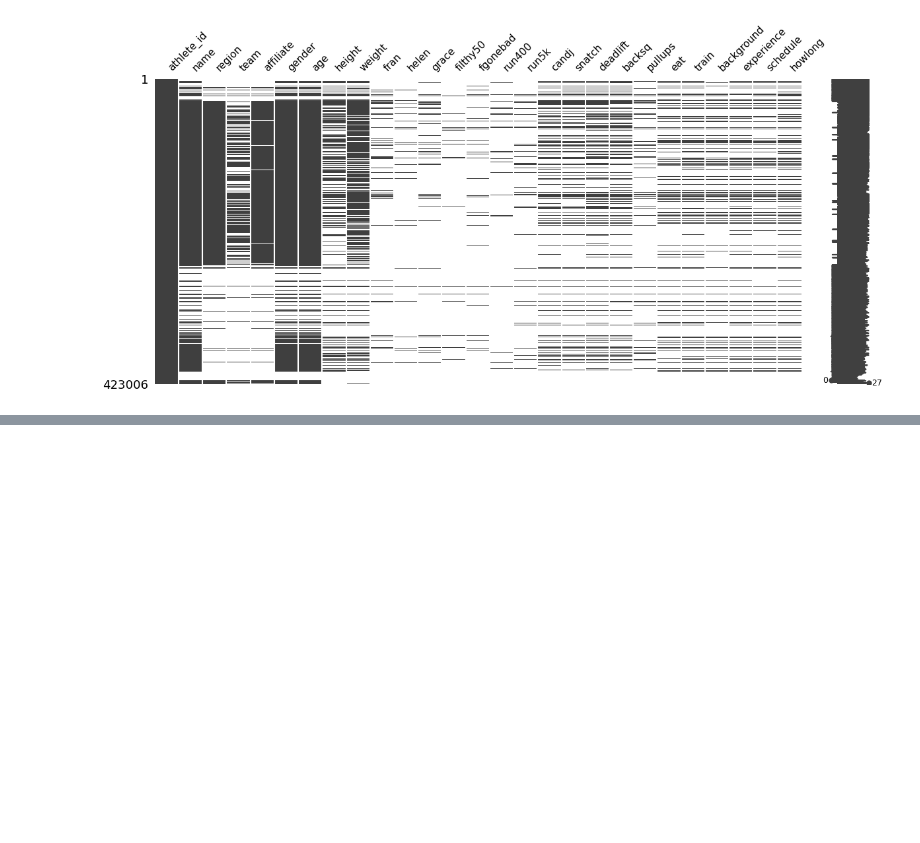
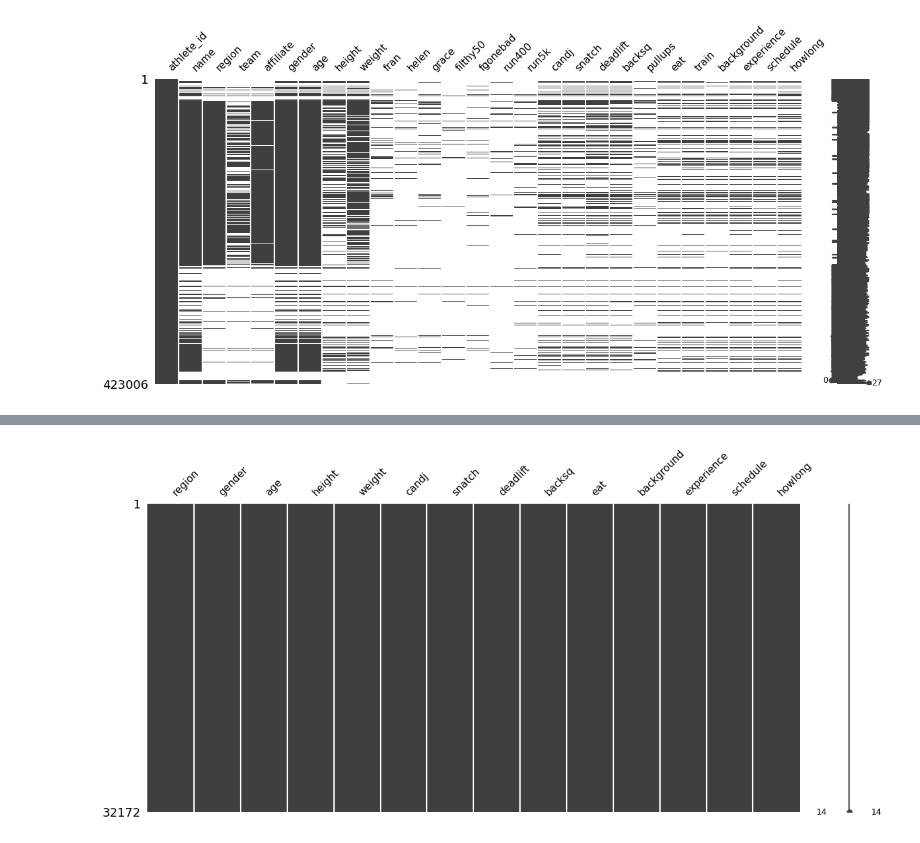
Before and after one commit to NinaCilliers/crossfit_project, a Jupyter notebook: crossfit_project.ipynb, the cells around one changed output, grey strips where cells are left out. Cells and saved outputs as stored; diff of their text form; code cells hidden in the pictures; blank space fills up the shorter version.

```diff
--- a/crossfit_project.ipynb
+++ b/crossfit_project.ipynb
@@ -46,0 +52,7 @@ msno.matrix(df, figsize=(14,6),fontsize=11);
+# %%
+df = df.dropna(subset=['region','age','weight','height','howlong','gender','eat','train','background','experience','schedule','howlong','deadlift','candj','snatch','backsq','experience','background','schedule','howlong']) #removing NaNs from parameters of interest
+df = df.drop(columns=['affiliate','team','name','athlete_id','fran','helen','grace','filthy50','fgonebad','run400','run5k','pullups','train']) #removing paramters not of interest + less popular events
+# %%
+msno.matrix(df, figsize=(14,6),fontsize=11);
+# %% [output]
+[figure, added]
```
Also changed, not shown: parts of 17 cells of this notebook.
